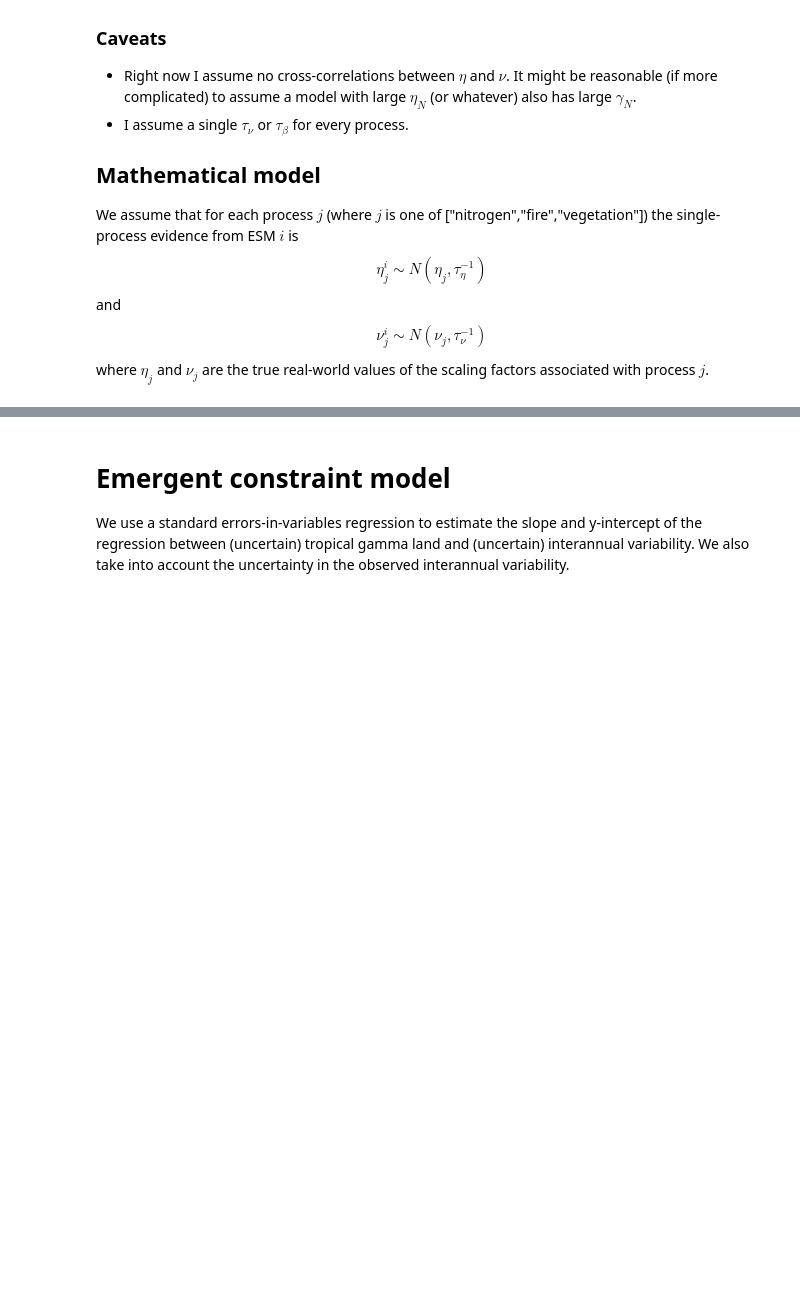
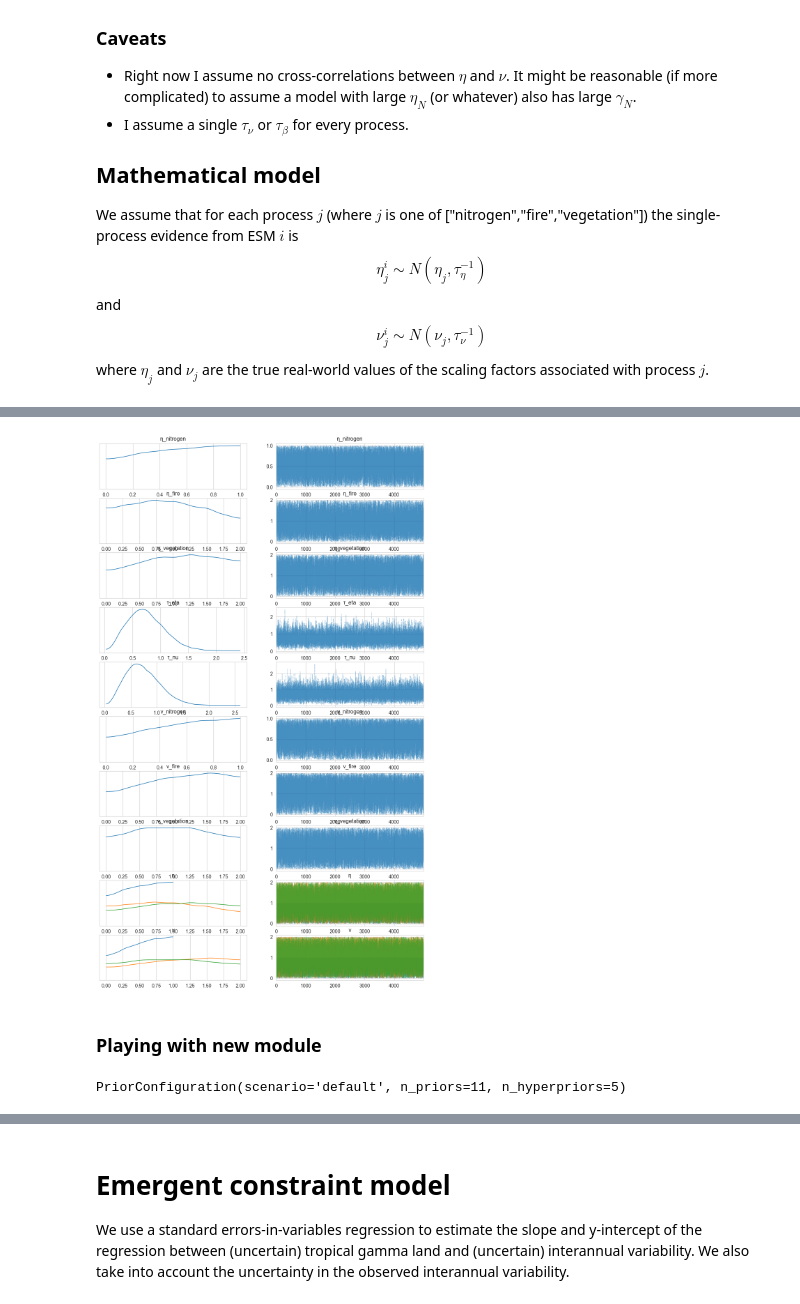
Before and after one commit to netzeroasap/TCRE_Assessment, a Jupyter notebook: notebooks/analysis.ipynb, the cells around one changed output, grey strips where cells are left out. Drawn from its saved outputs; the diff is of its cells as text; code cells hidden in the pictures; blank space fills up the shorter version.

```diff
--- a/notebooks/analysis.ipynb
+++ b/notebooks/analysis.ipynb
@@ -167,3 +179,7 @@ Sampling 4 chains for 1_000 tune and 1_000 draw iterations (4_000 + 4_000 draws
 pm.model_to_graphviz(test_process_model)
 # %% [output]
 [drawing not drawn]
+# %%
+with pm.Model() as test_process_model:
+    params=make_process_model(test_process_model,evidence,priors,hyperpriors)
+    idata=pm.sample(5000)
@@ -169,0 +193,14 @@ pm.model_to_graphviz(test_process_model)
+# %%
+az.plot_trace(idata, combined=True);
+# %% [output]
+[figure, added]
+# %% [markdown]
+### Playing with new module
+# %%
+from bayes.priors_config import get_prior_config, PriorConfiguration
+
+#here, we just use the default configuration
+config = get_prior_config("default")
+config
+# %% [output]
+PriorConfiguration(scenario='default', n_priors=11, n_hyperpriors=5)
```
Also changed, not shown: parts of 15 cells of this notebook, 20 other files.
